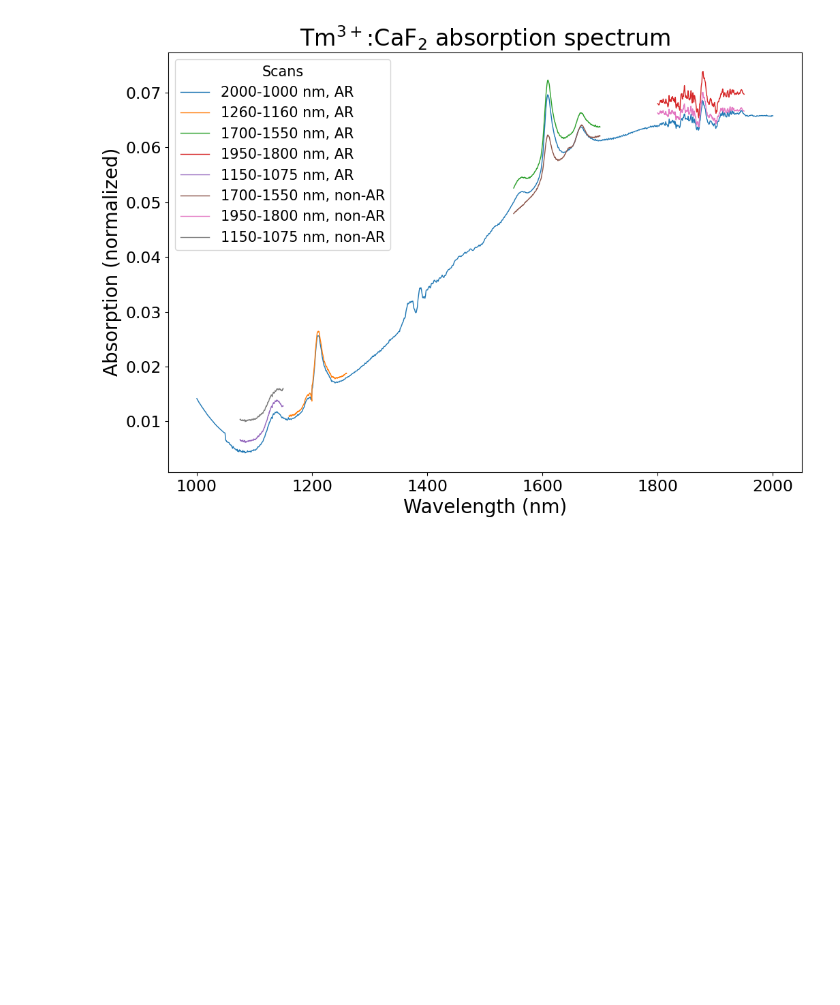
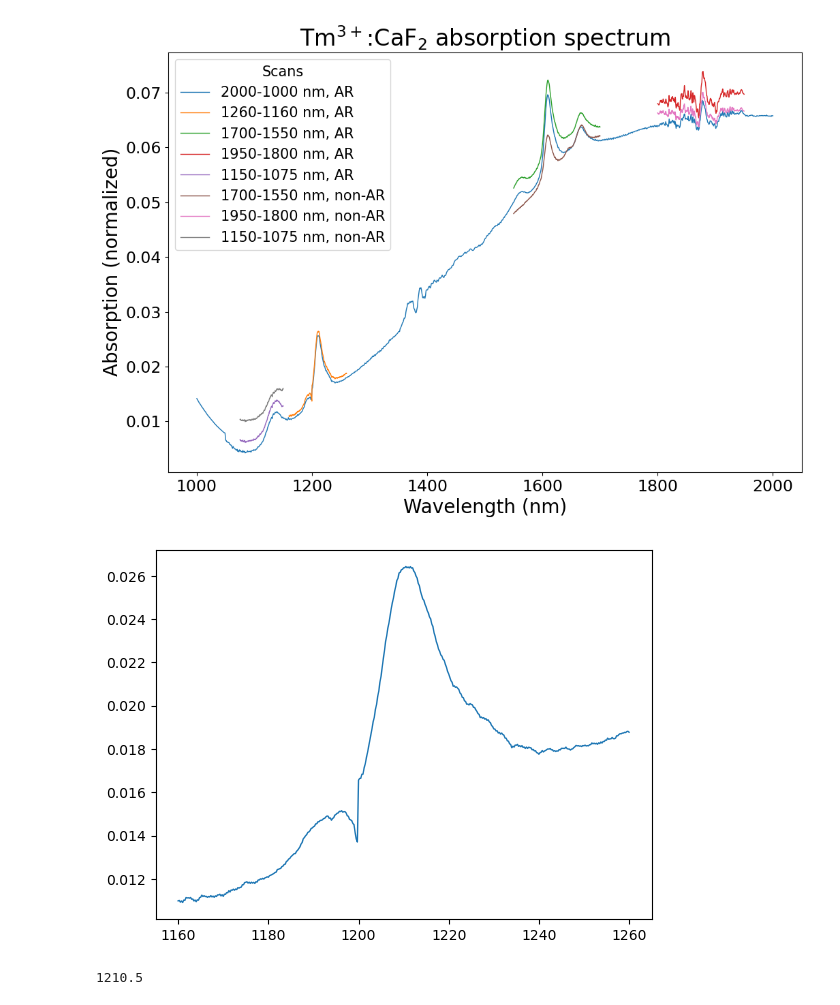
Before and after one commit to geoffrey-zheng/SrF-Calcs, a Jupyter notebook: TmCaF2-Crystal/analyze_data.ipynb, the cells around one changed output. Saved outputs shown, nothing was run; the diff lists cells and outputs as text; code cells hidden in the pictures; blank space fills up the shorter version.

```diff
--- a/TmCaF2-Crystal/analyze_data.ipynb
+++ b/TmCaF2-Crystal/analyze_data.ipynb
@@ -46,3 +46,12 @@ plt.legend(cleaned_names, title="Scans", title_fontsize=15, fontsize=15)
 plt.show()
 # %% [output]
 [figure]
+# %%
+plt.plot(ARwavelengths[1], ARabsorptions[1], linewidth=1.0)
+plt.show()
+# %% [output]
+[figure, added]
+# %%
+print(ARwavelengths[1][np.nanargmax(ARabsorptions[1])])
+# %% [output]
+1210.5
```
